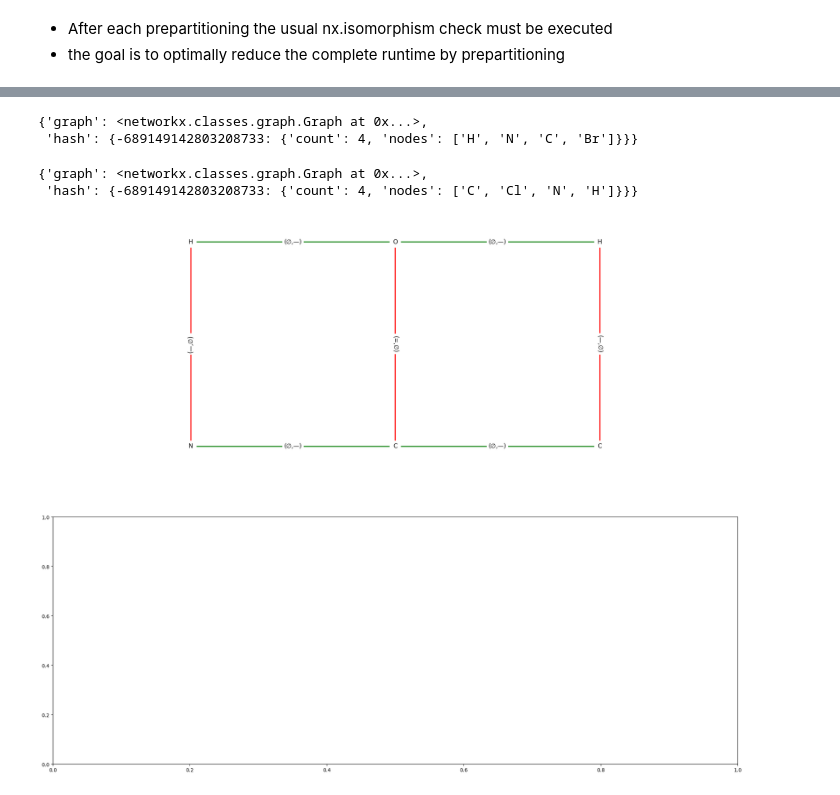
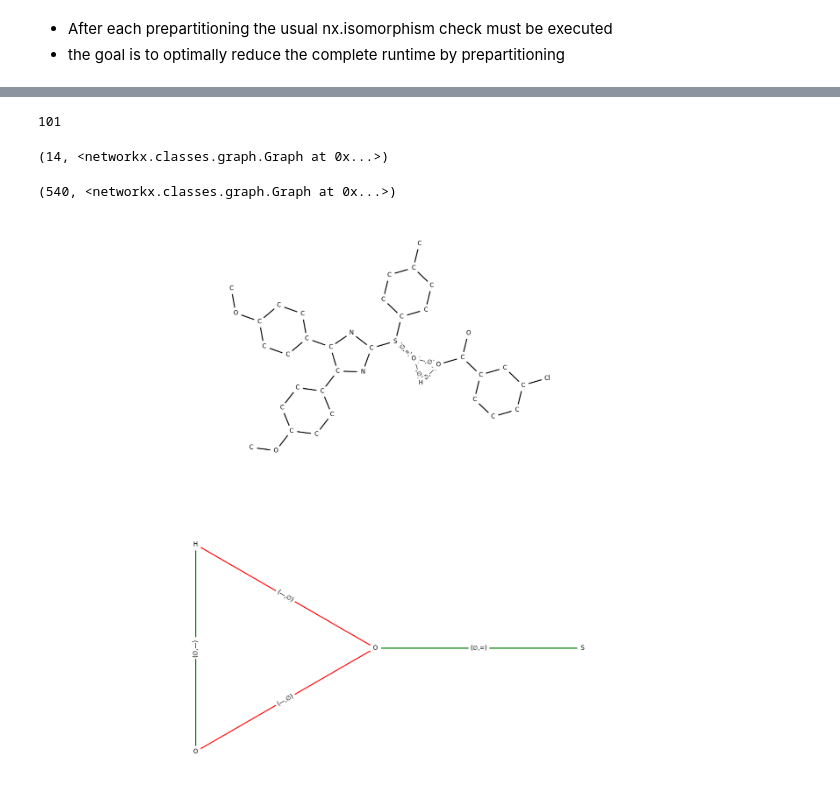
Before and after one commit to ForzaMark/graph_theory, a Jupyter notebook: wp3.ipynb, the cells around one changed output, grey strips where cells are left out. Drawn from its saved outputs; the diff is of its cells as text; code cells hidden in the pictures.

```diff
--- a/wp3.ipynb
+++ b/wp3.ipynb
@@ -241,3 +233,11 @@ NameError: name 'weisfeiler_lehman_invariant' is not defined
+# %%
+from own_weisfeiler_leman import weisfeiler_leman_one_iteration, hash_distribution_has_changed
+
+def own_weisfeiler_leman_invariant(reaction_center, partition_representant_reaction_center):
+    reaction_center_wl = weisfeiler_leman_one_iteration(reaction_center)["hash"]
+    representant_center_wl = weisfeiler_leman_one_iteration(partition_representant_reaction_center)["hash"]
+
+    return not hash_distribution_has_changed(reaction_center_wl, representant_center_wl)
 # %%
 import time
 from create_partitions_by_invariant import create_partitions_by_invariant
@@ -246,39 +246,14 @@ from synutility.SynIO.data_type import load_from_pickle
 from invariant_combinations import invariant_combinations
 import random
 
-from invariants import edge_count_invariant, global_clustering_invariant, graph_diameter_invariant, graph_girth_invariant, rank_invariant, vertex_degree_invariant, weisfeiler_lehman_invariant, vertex_count_invariant, av_length_invariant
+from own_weisfeiler_leman import weisfeiler_leman_one_iteration, hash_distribution_has_changed
 
-random.shuffle(invariant_combinations)
 
 invariant_combinations = [
     {
-        0: edge_count_invariant,
-        1: vertex_degree_invariant,
-        2: av_length_invariant,
-        3: graph_diameter_invariant,
-        4: weisfeiler_lehman_invariant
-    },
-    {
-        0: edge_count_invariant,
-        1: vertex_degree_invariant,
-        2: av_length_invariant,
-        3: graph_girth_invariant,
-        4: weisfeiler_lehman_invariant
-    },
-    {
-        0: edge_count_invariant,
-        1: vertex_degree_invariant,
-        2: av_length_invariant,
-        3: global_clustering_invariant,
-        4: weisfeiler_lehman_invariant
+        0: own_weisfeiler_leman_invariant
     },
 ]
-
-
-# vertex-invariant = 299 partitions
-# vertex and edge count = 167 partitions
-# weisfeiler lehman = 299 partitions
-# vertex count and weisfeiler lehman = 353 partitions
 
 def aggregate_charge_and_element_attributes(reaction):
     for node, attributes in reaction.nodes.data():
@@ -287,7 +262,7 @@ def aggregate_charge_and_element_attributes(reaction):
     return reaction
 
 def load_reactions():
-    data = load_from_pickle("/home/mark/Documents/graph_theory/ITS_graphs.pkl.gz")
+    data = load_from_pickle("C:/Users/Mark/Documents/graph_theory/ITS_graphs.pkl.gz")
     reactions = [reaction["ITS"] for reaction in data]
     reactions = [aggregate_charge_and_element_attributes(reaction) for reaction in reactions]
 
@@ -461,0 +323,5 @@ def weisfeiler_leman_with_convergence(graph):
+# %%
+clustered_partitions = cluster_reaction_centers(reactions[:1000])
+len(clustered_partitions)
+# %% [output]
+101
@@ -462,24 +334,19 @@ def weisfeiler_leman_with_convergence(graph):
+# %%
+from visualize_graph import visualize_graph
+
+divergent_partition[0][0]
+# %% [output]
+(14, <networkx.classes.graph.Graph at 0x...>)
+# %%
+
+
+divergent_partition[1][0]
+# %% [output]
+(540, <networkx.classes.graph.Graph at 0x...>)
 # %%
 from get_reaction_center import get_reaction_center
 
-rc1 = get_reaction_center(reactions[0])
-
-weisfeiler_leman_1_new(rc1)
+rc1 = get_reaction_center(reactions[14])
+rc2 = get_reaction_center(reactions[540])
 # %% [output]
-{'graph': <networkx.classes.graph.Graph at 0x...>,
- 'hash': {-689149142803208733: {'count': 4, 'nodes': ['H', 'N', 'C', 'Br']}}}
+[figure, added]
-# %%
-from get_reaction_center import get_reaction_center
-
-rc2 = get_reaction_center(reactions[2])
-
-weisfeiler_leman_1_new(rc2)
-# %% [output]
-{'graph': <networkx.classes.graph.Graph at 0x...>,
- 'hash': {-689149142803208733: {'count': 4, 'nodes': ['C', 'Cl', 'N', 'H']}}}
-# %%
-from visualize_graph import visualize_graph
-
-visualize_graph(rc, with_reaction_center=False)
-# %% [output]
-[figure, removed]
```
Also changed, not shown: parts of 10 cells of this notebook, 3 other files.
